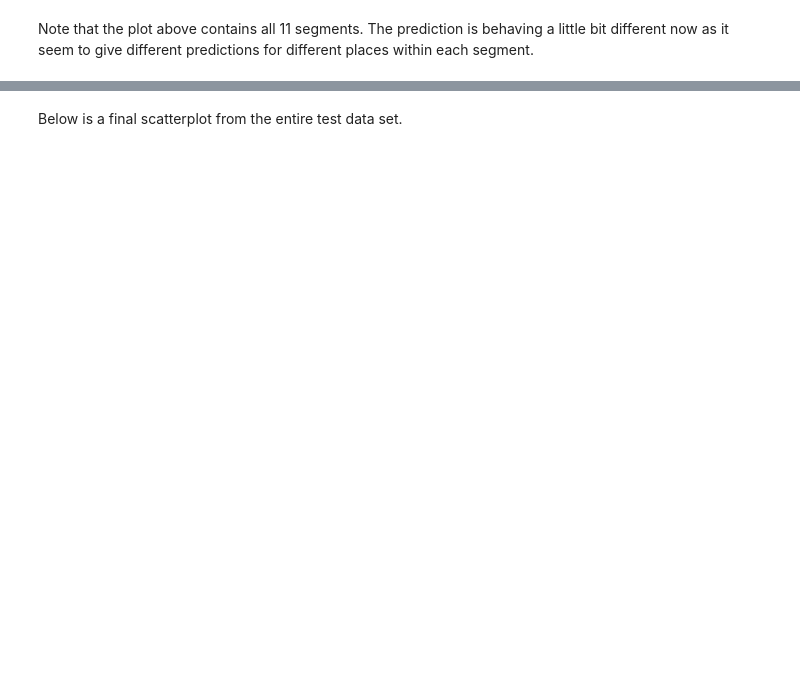
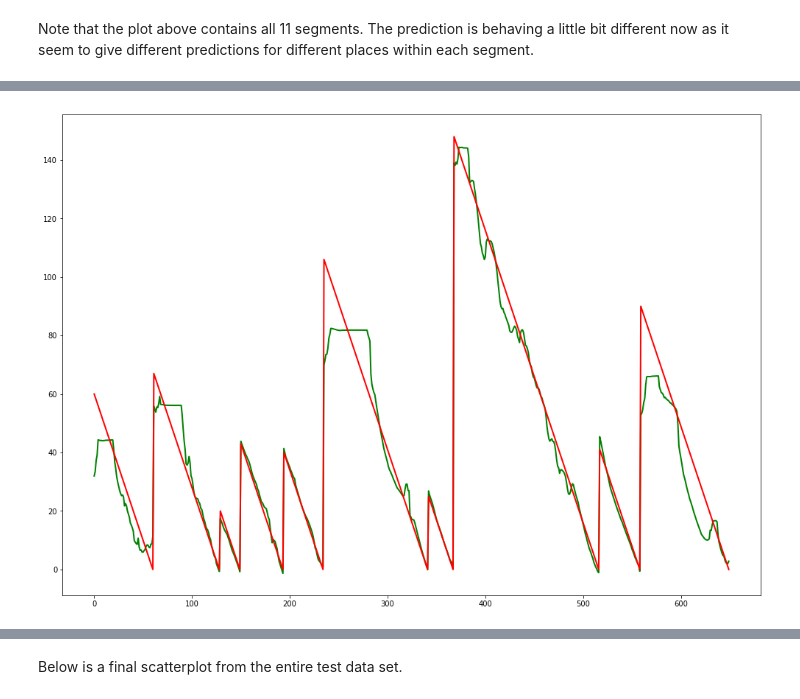
Before and after one commit to M20190649/TDDE19-bus-arrival-time, a Jupyter notebook: ANN/Model 2v2 - all data all features with sequence of test data.ipynb, the cells around one changed output, grey strips where cells are left out. Saved outputs shown, nothing was run; the diff lists cells and outputs as text; code cells hidden in the pictures; blank space fills up the shorter version.

```diff
--- a/ANN/Model 2v2 - all data all features with sequence of test data.ipynb
+++ b/ANN/Model 2v2 - all data all features with sequence of test data.ipynb
@@ -170,0 +170,18 @@ Note that the plot above contains all 11 segments. The prediction is behaving a
+# %%
+# Drop first segment, all journeys
+test_ign = test_data[test_data[1] == 0].index
+test_ign_d = test_data.loc[test_ign]
+test_ign_l = test_labels.loc[test_ign]
+
+# Drop first segment, single journey
+
+# Selected journey needs to be in the msk array
+selected_journey = np.random.choice(msk)
+test_single_j = test_input[test_input['journey_number'] == selected_journey]
+to_test = test_single_j.drop(columns=['journey_number'])
+
+test_single = to_test[to_test[1] == 0].index
+test_single_d = to_test.loc[test_single]
+journey_ = test_labels[test_input['journey_number'] == selected_journey]
+test_single_l = journey_.loc[test_single]
+test_single_l = test_single_l.reset_index().drop(columns=['index'])
@@ -170,0 +197,2 @@ Note that the plot above contains all 11 segments. The prediction is behaving a
+# %%
+predictions = model.predict(test_single_d.values, batch_size=1, verbose=1)
@@ -170,0 +201,8 @@ Note that the plot above contains all 11 segments. The prediction is behaving a
+# %%
+plt.rcParams['figure.figsize'] = [17, 12]
+plt.plot(predictions, color='green', linewidth=2, markersize=12)
+plt.plot(test_single_l, color='red', linewidth=2, markersize=12)
+plt.show()
+print(model.evaluate(test_single_d.values, test_single_l.values))
+# %% [output]
+[figure, added]
```
Also changed, not shown: parts of 19 cells of this notebook.
